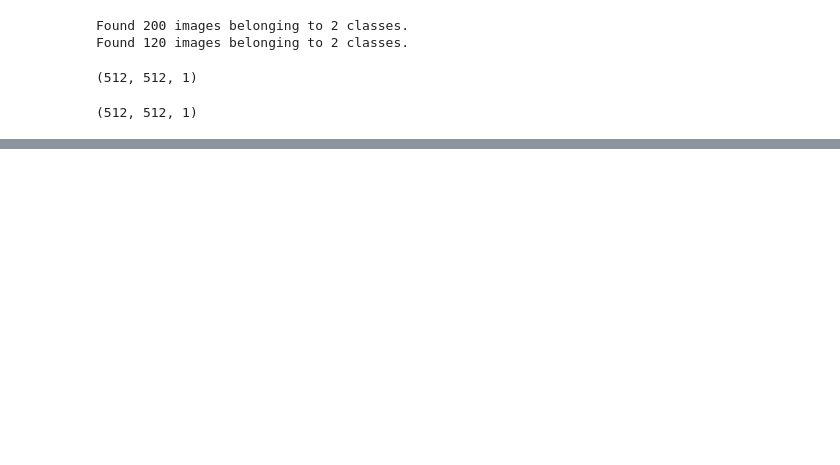
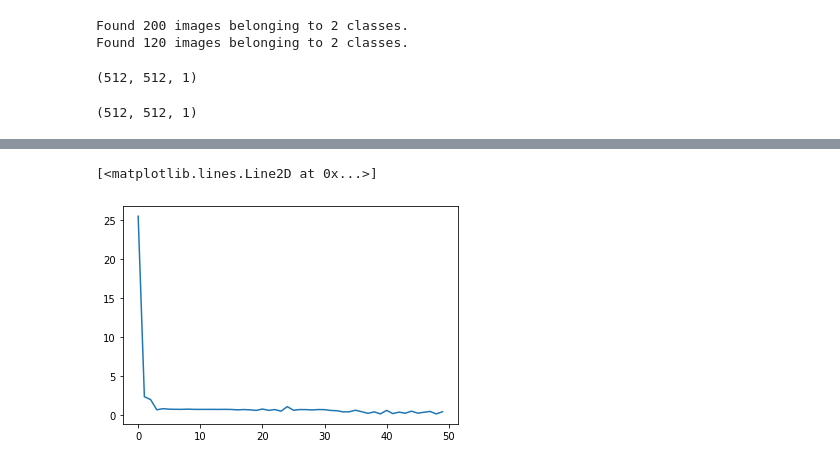
Before and after one commit to AdityaKD88/handwritting_recognition_using_cnn, a Jupyter notebook: cnn.ipynb, the cells around one changed output, grey strips where cells are left out. Cells and saved outputs as stored; diff of their text form; code cells hidden in the pictures; blank space fills up the shorter version.

```diff
--- a/cnn.ipynb
+++ b/cnn.ipynb
@@ -75,8 +75,8 @@ Non-trainable params: 0
 _________________________________________________________________
 # %%
 def to_grayscale_then_rgb(image):
-    image = tf.image.rgb_to_grayscale(image)
-    image = tf.image.grayscale_to_rgb(image)
+    # image = tf.image.rgb_to_grayscale(image)
+    # image = tf.image.grayscale_to_rgb(image)
     return image
 # %%
 train_datagen = ImageDataGenerator(rescale = 1/255,
@@ -118,0 +135,5 @@ InvalidArgumentError: Matrix size-incompatible: In[0]: [262144,1], In[1]: [3,1]
+# %%
+plt.plot(history.history['loss'])
+# %% [output]
+[<matplotlib.lines.Line2D at 0x...>]
+[figure, added]
```
Also changed, not shown: parts of 5 cells of this notebook, 1 other file.
